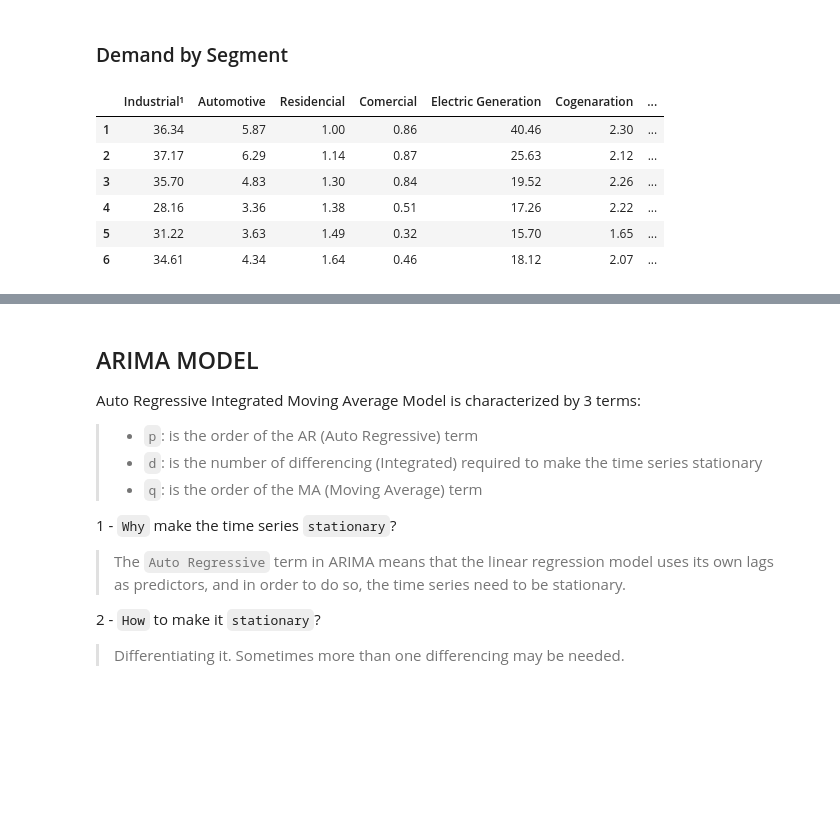
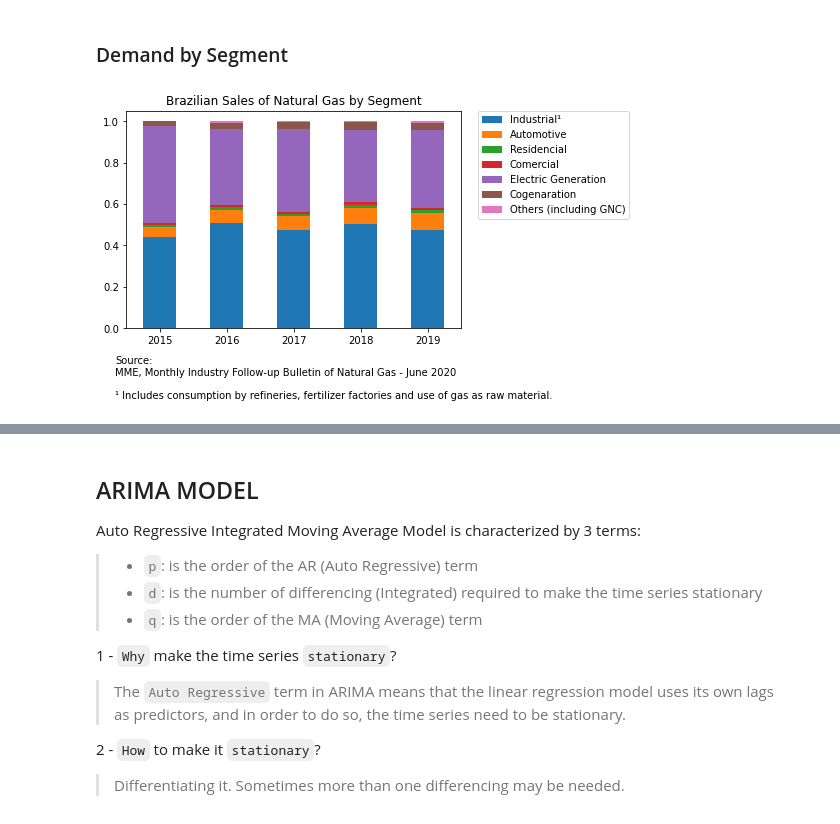
Before and after one commit to lauramsfernandes/BrazilianGasMarket, a Jupyter notebook: naturalGas_Forecast.ipynb, the cells around one changed output, grey strips where cells are left out. Saved outputs shown, nothing was run; the diff lists cells and outputs as text; code cells hidden in the pictures; blank space fills up the shorter version.

Commit message:
Sales Plot

```diff
--- a/naturalGas_Forecast.ipynb
+++ b/naturalGas_Forecast.ipynb
@@ -154,13 +154,12 @@ for param in pdq:
             continue
 # %% [markdown]
 ### Demand by Segment
-# %%
-demand_segment.df
-# %% [output]
-|  | Industrial¹ | Automotive | Residencial | Comercial | Electric Generation | Cogenaration | ... |
-| 1 | 36.34 | 5.87 | 1.00 | 0.86 | 40.46 | 2.30 | ... |
-| 2 | 37.17 | 6.29 | 1.14 | 0.87 | 25.63 | 2.12 | ... |
-| 3 | 35.70 | 4.83 | 1.30 | 0.84 | 19.52 | 2.26 | ... |
-| 4 | 28.16 | 3.36 | 1.38 | 0.51 | 17.26 | 2.22 | ... |
-| 5 | 31.22 | 3.63 | 1.49 | 0.32 | 15.70 | 1.65 | ... |
-| 6 | 34.61 | 4.34 | 1.64 | 0.46 | 18.12 | 2.07 | ... |
+# %%
+sales_per.df.plot(kind='bar', stacked=True)
+plt.legend(bbox_to_anchor=(1.05, 1), loc='upper left', borderaxespad=0.);
+plt.title(sales_per.title)
+plt.xticks(rotation=0)
+plt.figtext(0.1,-0.12, sales_per.footer);
+plt.savefig('plots/sales_per.png',dpi=600,bbox_inches='tight')
+# %% [output]
+[figure, added]
```
Also changed, not shown: parts of 4 cells of this notebook, 4 other files.
